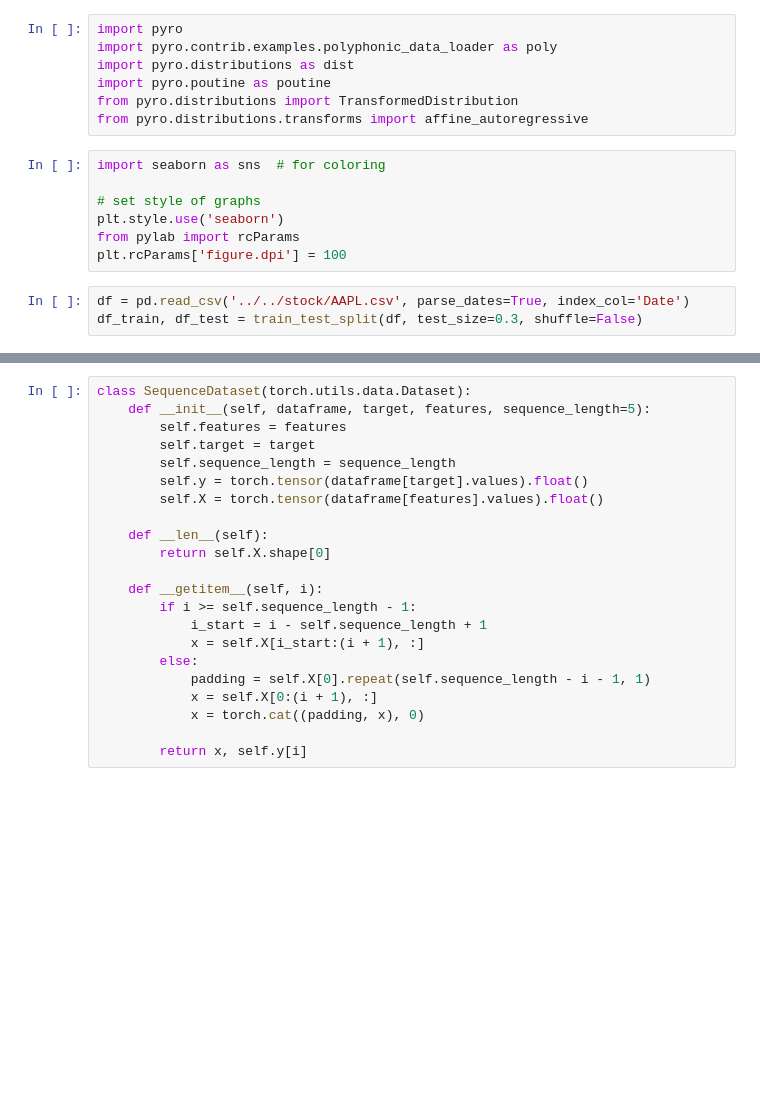
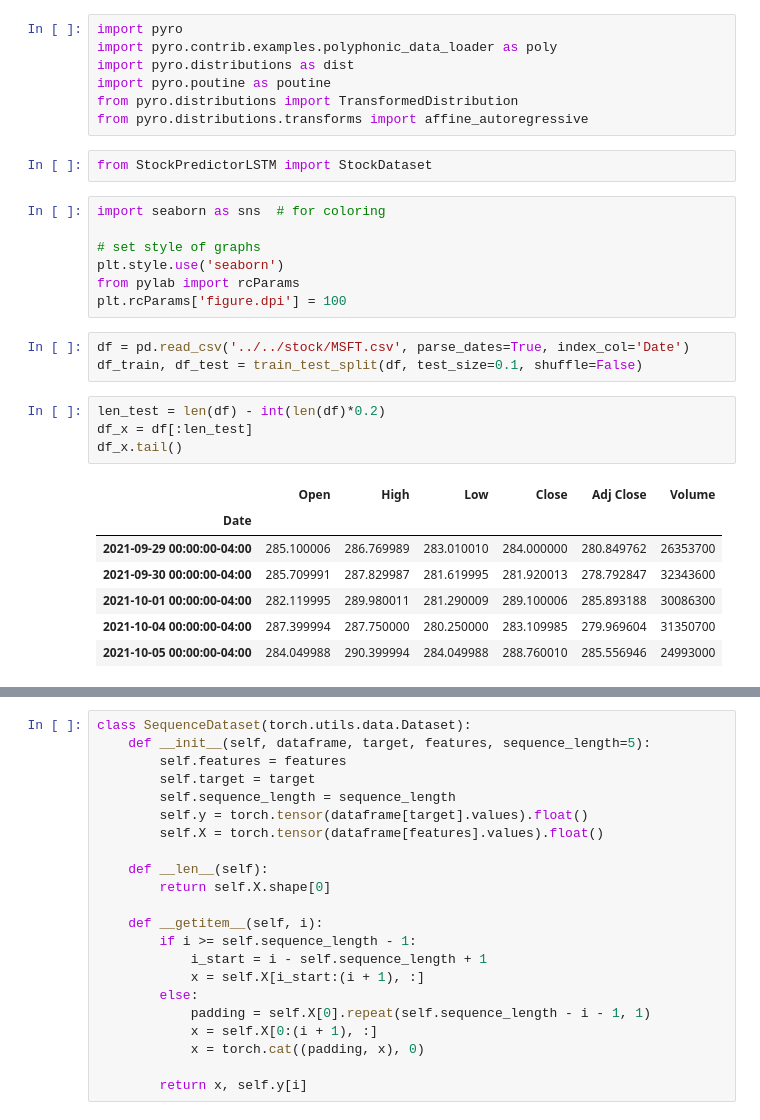
Before and after one commit to SilvioBaratto/stockpy, a Jupyter notebook: stockpy/neural_network/test.ipynb, the cells around one changed output, grey strips where cells are left out. Drawn from its saved outputs; the diff is of its cells as text; blank space fills up the shorter version.

```diff
--- a/stockpy/neural_network/test.ipynb
+++ b/stockpy/neural_network/test.ipynb
@@ -19,6 +19,8 @@ import pyro.distributions as dist
 import pyro.poutine as poutine
 from pyro.distributions import TransformedDistribution
 from pyro.distributions.transforms import affine_autoregressive
+# %%
+from StockPredictorLSTM import StockDataset
 # %%
 import seaborn as sns  # for coloring
 
@@ -27,5 +29,17 @@ plt.style.use('seaborn')
 from pylab import rcParams
 plt.rcParams['figure.dpi'] = 100
 # %%
-df = pd.read_csv('../../stock/AAPL.csv', parse_dates=True, index_col='Date')
-df_train, df_test = train_test_split(df, test_size=0.3, shuffle=False)
+df = pd.read_csv('../../stock/MSFT.csv', parse_dates=True, index_col='Date')
+df_train, df_test = train_test_split(df, test_size=0.1, shuffle=False)
+# %%
+len_test = len(df) - int(len(df)*0.2)
+df_x = df[:len_test]
+df_x.tail()
+# %% [output]
+|  | Open | High | Low | Close | Adj Close | Volume |
+| Date |  |  |  |  |  |  |
+| 2021-09-29 00:00:00-04:00 | 285.100006 | 286.769989 | 283.010010 | 284.000000 | 280.849762 | 26353700 |
+| 2021-09-30 00:00:00-04:00 | 285.709991 | 287.829987 | 281.619995 | 281.920013 | 278.792847 | 32343600 |
+| 2021-10-01 00:00:00-04:00 | 282.119995 | 289.980011 | 281.290009 | 289.100006 | 285.893188 | 30086300 |
+| 2021-10-04 00:00:00-04:00 | 287.399994 | 287.750000 | 280.250000 | 283.109985 | 279.969604 | 31350700 |
+| 2021-10-05 00:00:00-04:00 | 284.049988 | 290.399994 | 284.049988 | 288.760010 | 285.556946 | 24993000 |
```
Also changed, not shown: parts of 12 cells of this notebook, 21 other files.
